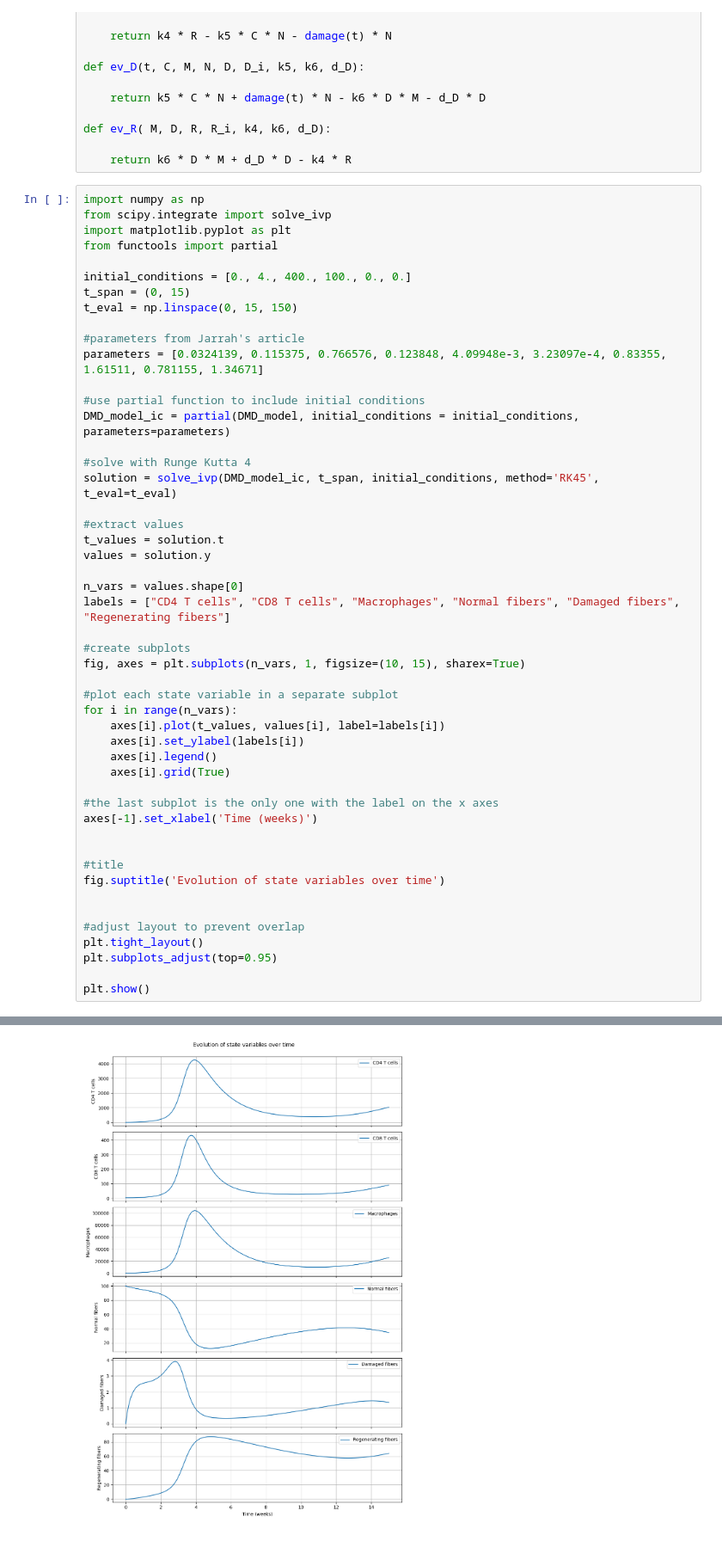
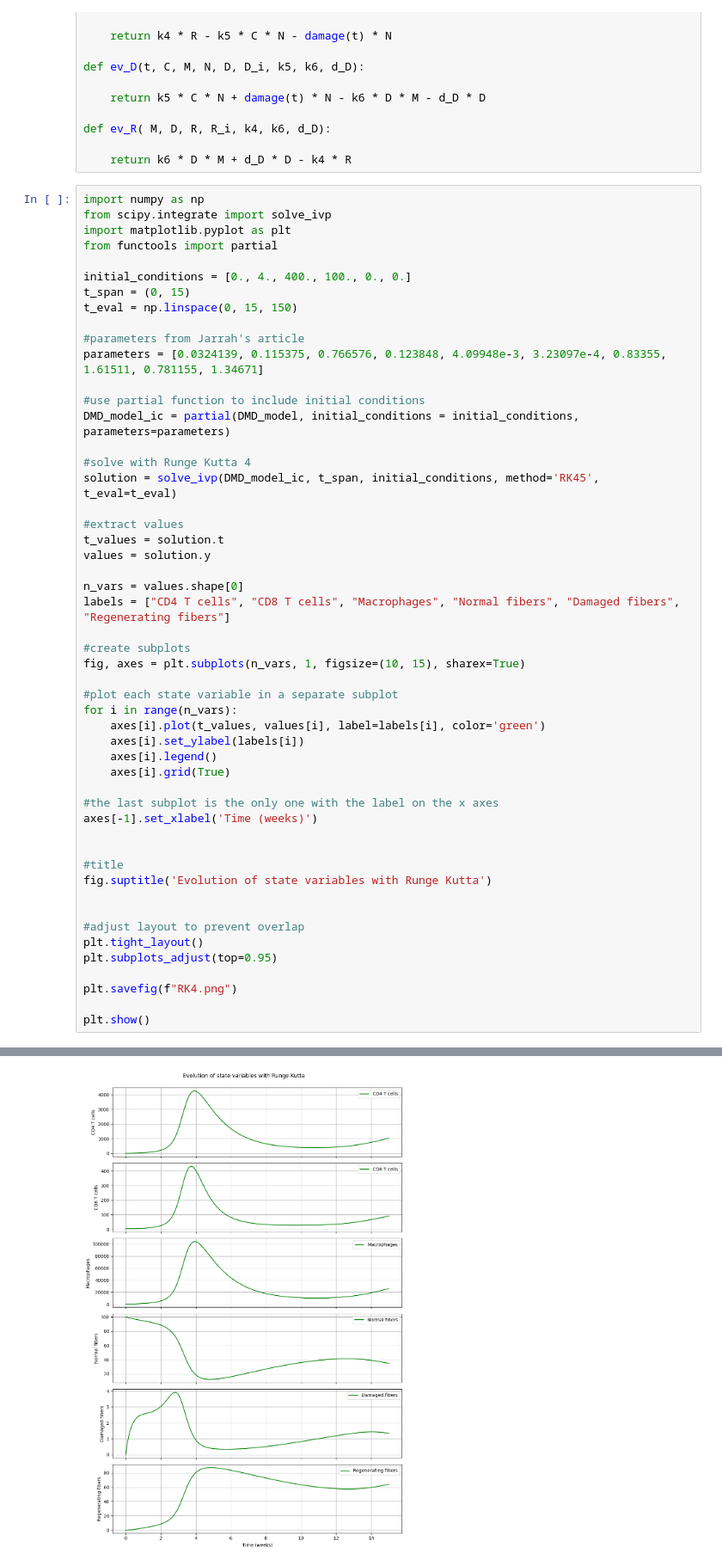
Before and after one commit to Nigritella/thesis_DMD, a Jupyter notebook: Jarrah's_paper_reproduction.ipynb, the cells around one changed output, grey strips where cells are left out. Shown at 86% size. Drawn from its saved outputs; the diff is of its cells as text.

```diff
--- a/Jarrah's_paper_reproduction.ipynb
+++ b/Jarrah's_paper_reproduction.ipynb
@@ -92,7 +92,7 @@ fig, axes = plt.subplots(n_vars, 1, figsize=(10, 15), sharex=True)
 
 #plot each state variable in a separate subplot
 for i in range(n_vars):
-    axes[i].plot(t_values, values[i], label=labels[i])
+    axes[i].plot(t_values, values[i], label=labels[i], color='green')
     axes[i].set_ylabel(labels[i])
     axes[i].legend()
     axes[i].grid(True)
@@ -102,12 +102,14 @@ axes[-1].set_xlabel('Time (weeks)')
 
 
 #title
-fig.suptitle('Evolution of state variables over time')
+fig.suptitle('Evolution of state variables with Runge Kutta')
 
 
 #adjust layout to prevent overlap
 plt.tight_layout()
 plt.subplots_adjust(top=0.95)
 
+plt.savefig(f"RK4.png")
+
 plt.show()
 # %% [output]
@@ -115 +116 @@ plt.show()
-[figure, old version]
+[figure, new version]
```
Also changed, not shown: parts of 1 cell of this notebook, 1 other file.
